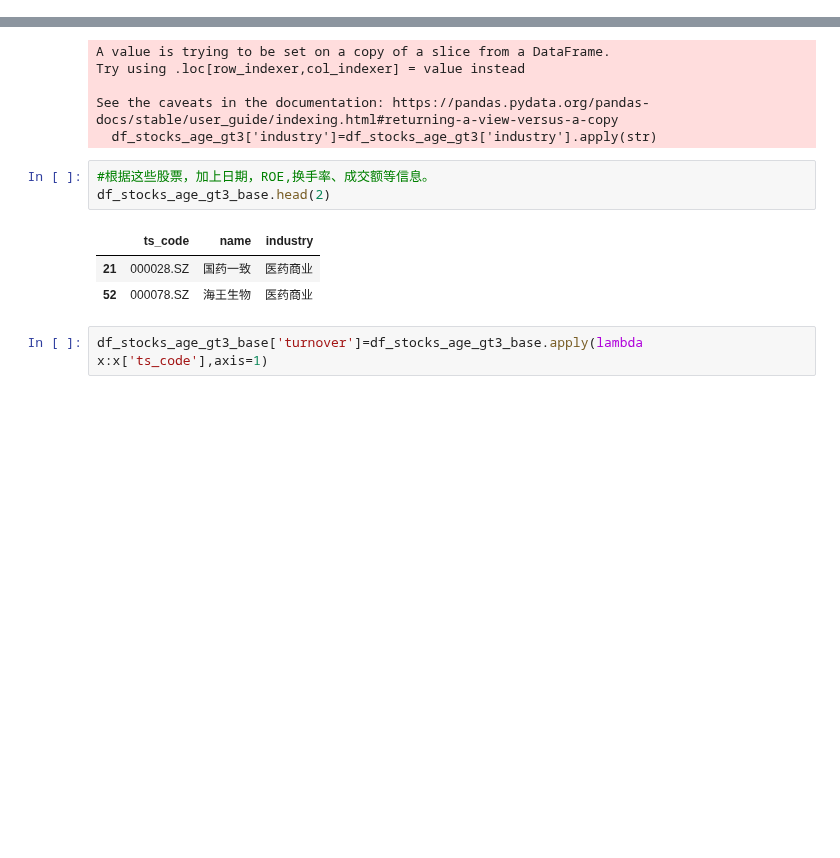
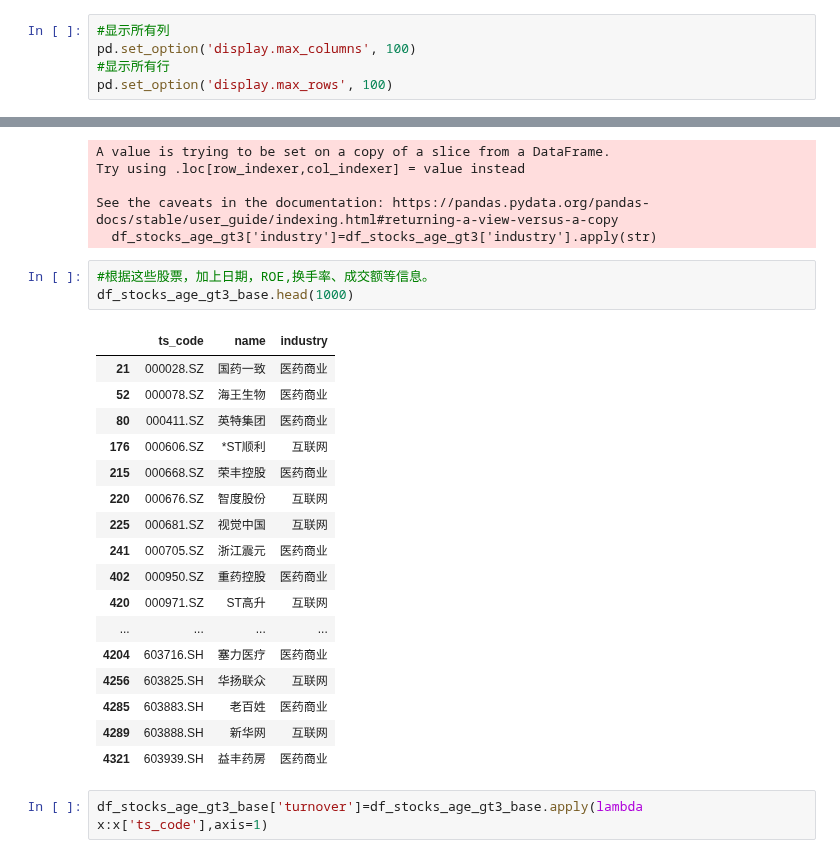
Before and after one commit to whgloveucq/jupyterfiles, a Jupyter notebook: OApractice/stock_study2023.ipynb, the cells around one changed output, grey strips where cells are left out. Saved outputs shown, nothing was run; the diff lists cells and outputs as text; blank space fills up the shorter version.

```diff
--- a/OApractice/stock_study2023.ipynb
+++ b/OApractice/stock_study2023.ipynb
@@ -1,6 +1,11 @@
 # %%
 import tushare  as ts
 import pandas as pd
+# %%
+#显示所有列
+pd.set_option('display.max_columns', 100)
+#显示所有行
+pd.set_option('display.max_rows', 100)
 # %%
 #统一数据来源
 def get_source():
@@ -75,11 +94,25 @@ See the caveats in the documentation: https://pandas.pydata.org/pandas-docs/stab
   df_stocks_age_gt3['industry']=df_stocks_age_gt3['industry'].apply(str)
 # %%
 #根据这些股票，加上日期，ROE,换手率、成交额等信息。
-df_stocks_age_gt3_base.head(2)
+df_stocks_age_gt3_base.head(1000)
 # %% [output]
 |  | ts_code | name | industry |
 | 21 | 000028.SZ | 国药一致 | 医药商业 |
 | 52 | 000078.SZ | 海王生物 | 医药商业 |
+| 80 | 000411.SZ | 英特集团 | 医药商业 |
+| 176 | 000606.SZ | *ST顺利 | 互联网 |
+| 215 | 000668.SZ | 荣丰控股 | 医药商业 |
+| 220 | 000676.SZ | 智度股份 | 互联网 |
+| 225 | 000681.SZ | 视觉中国 | 互联网 |
+| 241 | 000705.SZ | 浙江震元 | 医药商业 |
+| 402 | 000950.SZ | 重药控股 | 医药商业 |
+| 420 | 000971.SZ | ST高升 | 互联网 |
+| ... | ... | ... | ... |
+| 4204 | 603716.SH | 塞力医疗 | 医药商业 |
+| 4256 | 603825.SH | 华扬联众 | 互联网 |
+| 4285 | 603883.SH | 老百姓 | 医药商业 |
+| 4289 | 603888.SH | 新华网 | 互联网 |
+| 4321 | 603939.SH | 益丰药房 | 医药商业 |
 # %%
 df_stocks_age_gt3_base['turnover']=df_stocks_age_gt3_base.apply(lambda x:x['ts_code'],axis=1)
 # %%
```
Also changed, not shown: parts of 4 cells of this notebook.
